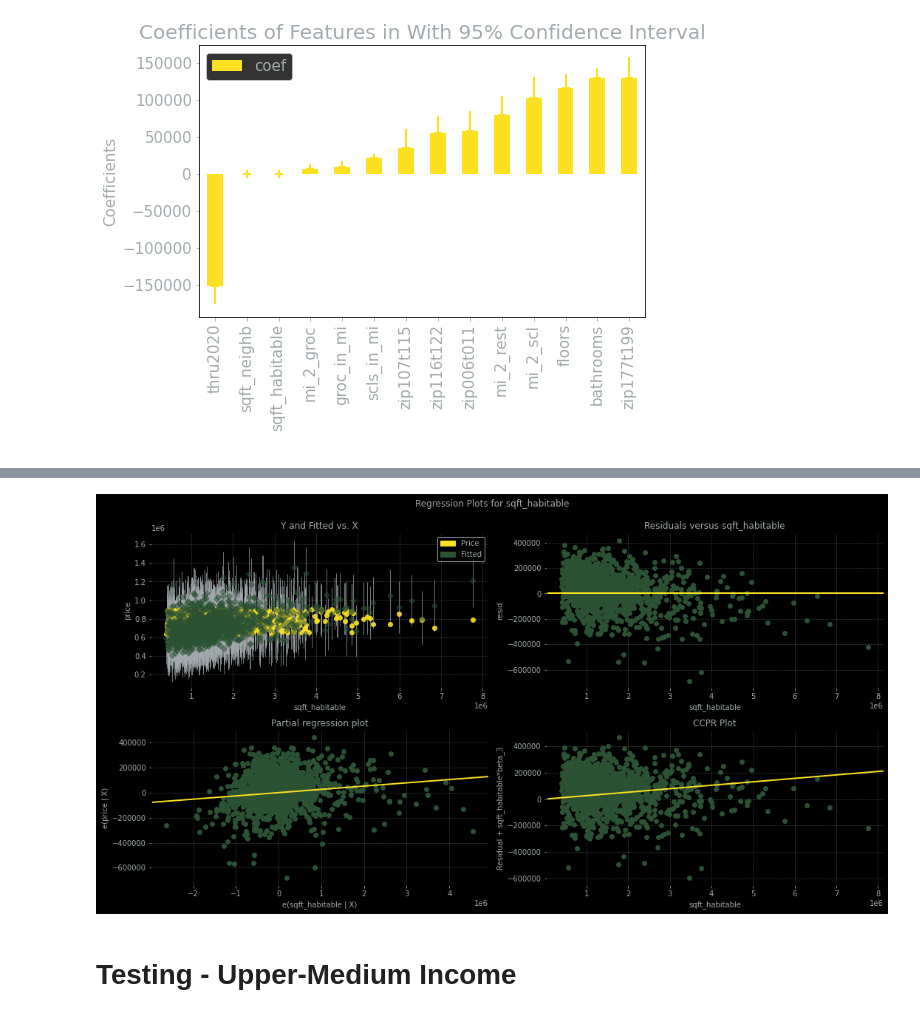
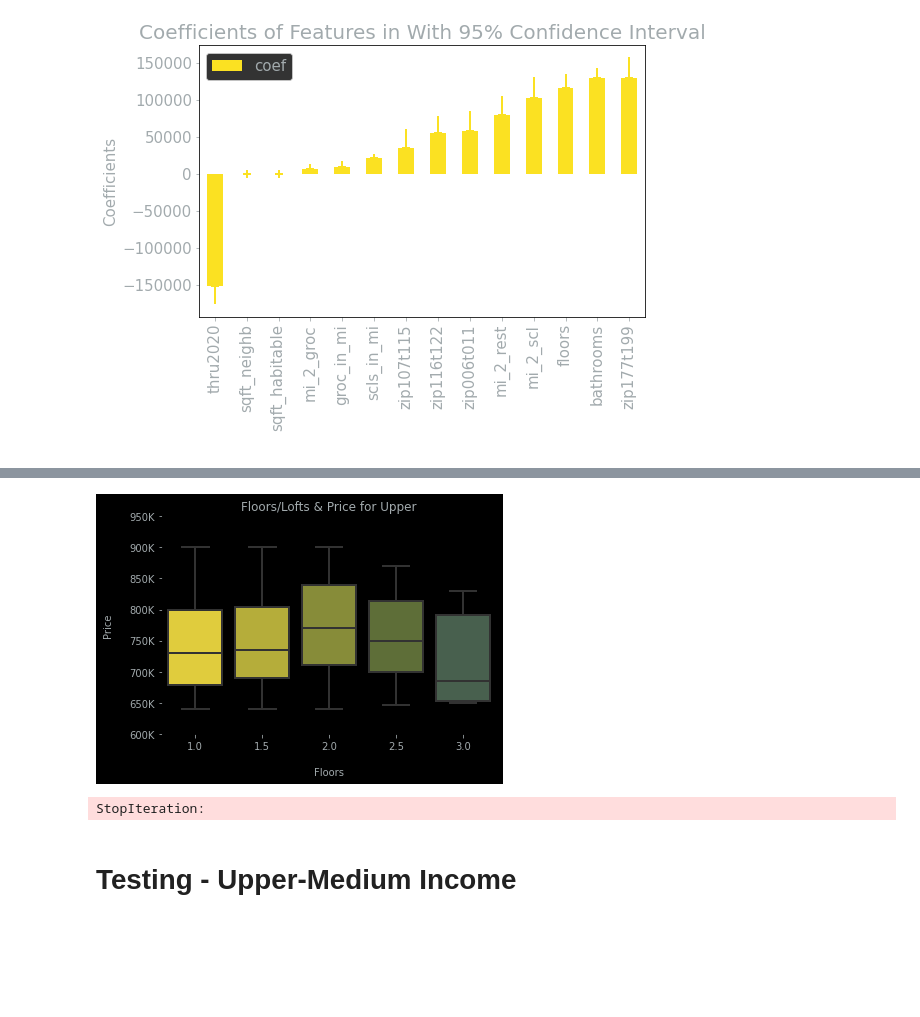
Before and after one commit to BlueViper8907/King-County-Housing-Regression, a Jupyter notebook: finalising_OSEMN.ipynb, the cells around one changed output, grey strips where cells are left out. Drawn from its saved outputs; the diff is of its cells as text; code cells hidden in the pictures; blank space fills up the shorter version.

Commit message:
need to hop branches, no major changes

```diff
--- a/finalising_OSEMN.ipynb
+++ b/finalising_OSEMN.ipynb
@@ -204,6 +204,35 @@ def quadregplot(model, column):
     green_patch = mpatches.Patch(color='#FBE122', label='Price')
     yellow_patch = mpatches.Patch(color='#2C5234', label='Fitted')
     ax1.legend(handles=[green_patch, yellow_patch])
+# %%
+def reformat_large_ticker_values(ticker_val, pos):
+    """
+    Turns large tick values (in the billions, millions and thousands) such as 4500 into 4.5K and also appropriately turns 4000 into 4K (no zero after the decimal).
+    Code Sourced from "https://dfrieds.com/data-visualizations/how-format-large-tick-values.html"
+    """
+    if ticker_val >= 1000000000:
+        val = round(ticker_val/1000000000, 1)
+        new_ticker_format = '{:}B'.format(val)
+    elif ticker_val >= 1000000:
+        val = round(ticker_val/1000000, 1)
+        new_ticker_format = '{:}M'.format(val)
+    elif ticker_val >= 1000:
+        val = round(ticker_val/1000, 1)
+        new_ticker_format = '{:}K'.format(val)
+    elif ticker_val < 1000:
+        new_ticker_format = round(ticker_val, 1)
+    else:
+        new_ticker_format = ticker_val
+    # make new_tick_format into a string value
+    new_ticker_format = str(new_ticker_format)
+    # code below will keep 4.5M as is but change values such as 4.0M to 4M since that zero after the decimal isn't needed
+    index_of_decimal = new_ticker_format.find(".")
+    if index_of_decimal != -1:
+        value_after_decimal = new_ticker_format[index_of_decimal+1]
+        if value_after_decimal == "0":
+            # remove the 0 after the decimal point since it's not needed
+            new_ticker_format = new_ticker_format[0:index_of_decimal] + new_ticker_format[index_of_decimal+2:]
+    return new_ticker_format
 # %% [markdown]
 # OBTAIN DATA
 Here we'll be working with the King County housing data provided to us by FlatIron and data about schools in King County gathered by ArcGis. We'll be importing them via the Pandas library.
@@ -859,7 +884,26 @@ quadregplot(high_model, 'groc_in_mi')
-# %%
-quadregplot(high_model,'sqft_habitable')
-# %% [output]
-[figure, removed]
+# %%
+sns.boxplot(data=high_data, x='floors',y='price',palette=['#FBE122', '#C9BF26', '#939A2B', '#62772F', '#44644C', '#657C6E', '#84938E', '#A2AAAD'])
+plt.xlabel('Floors',labelpad=16)
+plt.ylabel('Price',labelpad=16)
+plt.title("Floors/Lofts & Price for Upper")
+ax = plt.gca()
+ax.yaxis.set_major_formatter(ticker.FuncFormatter(reformat_large_ticker_values));
+plt.xlim(-.5, 4.5)
+plt.ylim(600000, 950000)
+plt.show()
+# %% [output]
+[figure, added]
+# %%
+sns.lmplot(data=high_data, x='bathrooms',y='price',palette=[])
+plt.xlabel('Bathrooms',labelpad=16)
+plt.ylabel('Price',labelpad=16)
+plt.title("Bathrooms & Price for Upper")
+ax = plt.gca()
+ax.yaxis.set_major_formatter(ticker.FuncFormatter(reformat_large_ticker_values));
+plt.xlim(0., 5.5)
+plt.show()
+# %% [output]
+StopIteration:
 # %% [markdown]
 # Testing - Upper-Medium Income
 # %%
```
Also changed, not shown: parts of 18 cells of this notebook, 2 other files.
